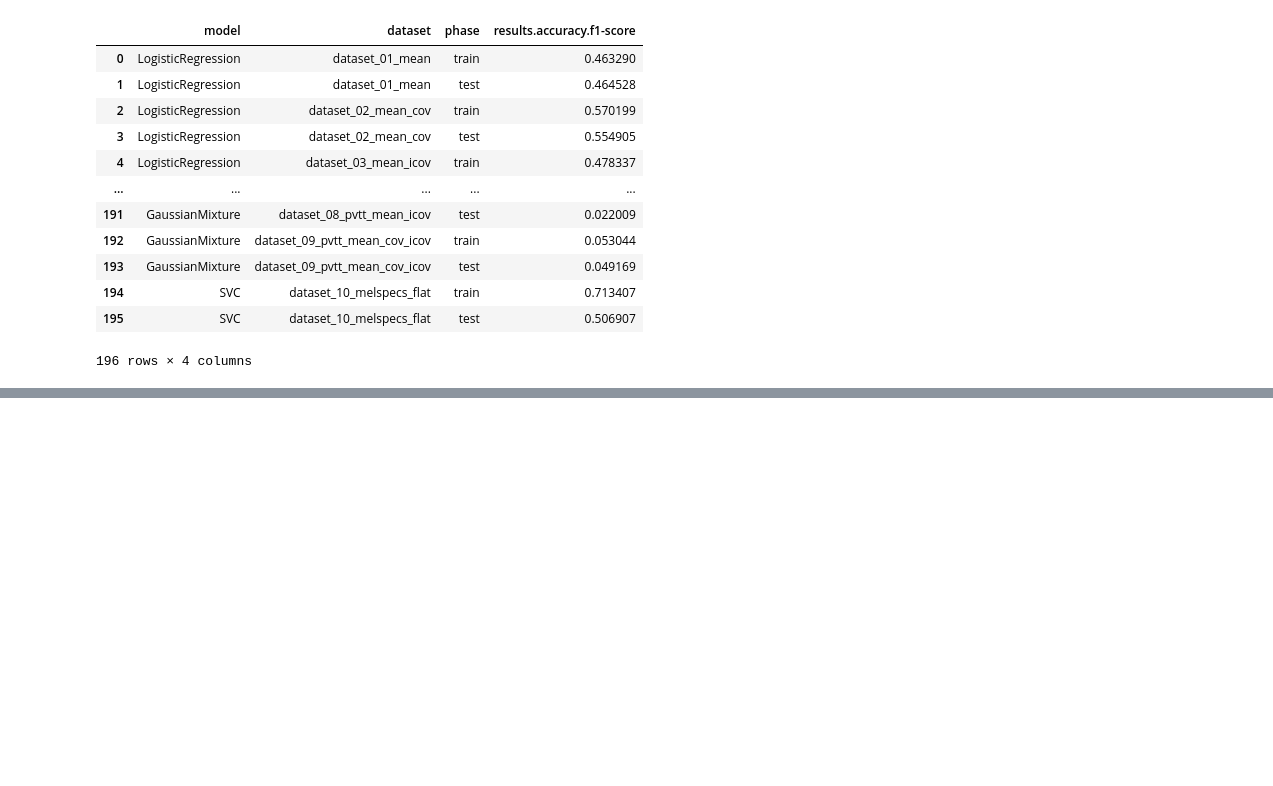
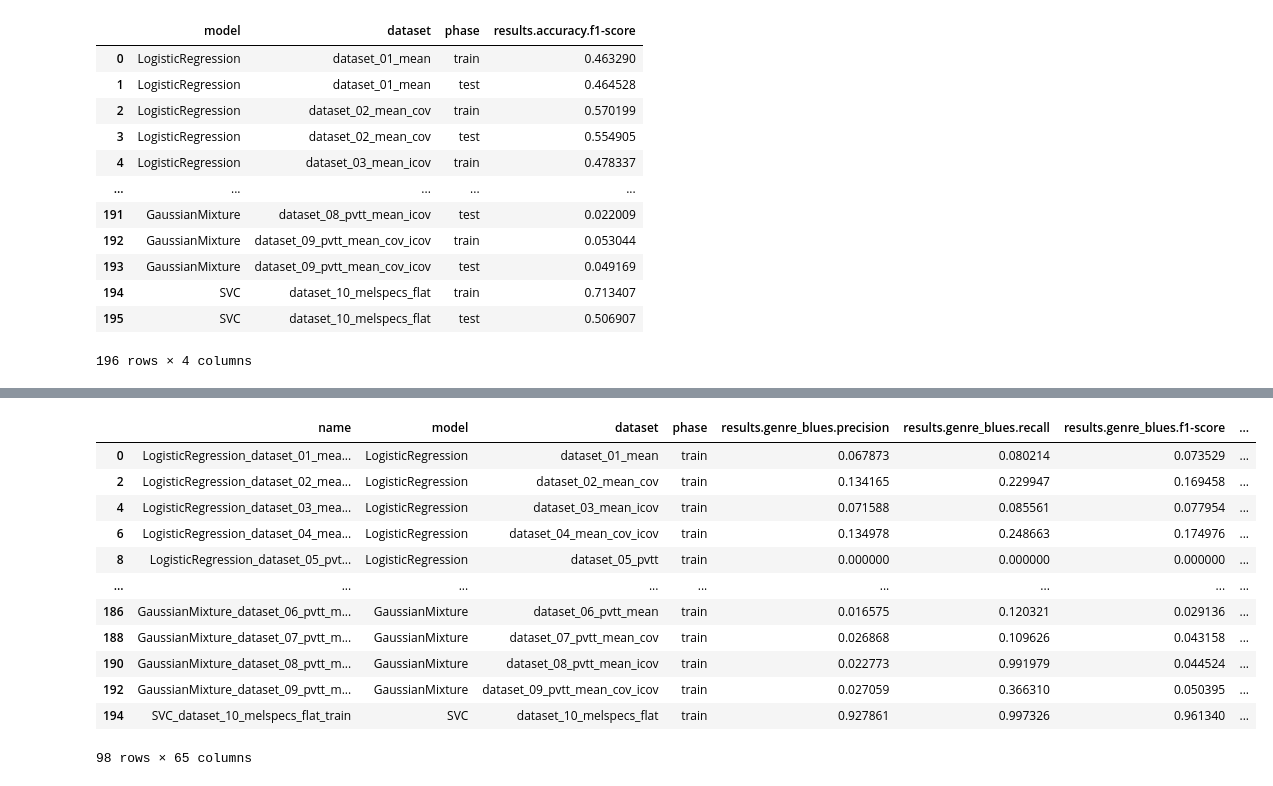
Before and after one commit to RERobbins/mids_w207_music_genre, a Jupyter notebook: member_workspaces/rich/models/results.ipynb, the cells around one changed output, grey strips where cells are left out. Cells and saved outputs as stored; diff of their text form; code cells hidden in the pictures; blank space fills up the shorter version.

Commit message:
update results notebook

```diff
--- a/member_workspaces/rich/models/results.ipynb
+++ b/member_workspaces/rich/models/results.ipynb
@@ -29,6 +32,12 @@ df
 # %%
 df.insert(1, "model", df["name"].str.split("_", n=1, expand=True)[0])
-df.insert(2, "dataset", df["name"].str.split("_", n=1, expand=True)[1].str.replace("_train$|_test$", "", regex=True))
+df.insert(
+    2,
+    "dataset",
+    df["name"]
+    .str.split("_", n=1, expand=True)[1]
+    .str.replace("_train$|_test$", "", regex=True),
+)
 df.insert(3, "phase", df["name"].str.rpartition("_", expand=True)[2])
 
 df
@@ -112,0 +128,27 @@ Name: 64, Length: 65, dtype: object
+# %%
+train_df = df[df.phase == "train"]
+test_df = df[df.phase == "test"]
+experiment_df = pd.merge(
+    train_df,
+    test_df,
+    suffixes=['_train', '_test'],
+    how="left",
+    left_on=["model", "dataset"],
+    right_on=["model", "dataset"],
+)
+# %%
+train_df
+# %% [output]
+|  | name | model | dataset | phase | results.genre_blues.precision | results.genre_blues.recall | results.genre_blues.f1-score | ... |
+| 0 | LogisticRegression_dataset_01_mea... | LogisticRegression | dataset_01_mean | train | 0.067873 | 0.080214 | 0.073529 | ... |
+| 2 | LogisticRegression_dataset_02_mea... | LogisticRegression | dataset_02_mean_cov | train | 0.134165 | 0.229947 | 0.169458 | ... |
+| 4 | LogisticRegression_dataset_03_mea... | LogisticRegression | dataset_03_mean_icov | train | 0.071588 | 0.085561 | 0.077954 | ... |
+| 6 | LogisticRegression_dataset_04_mea... | LogisticRegression | dataset_04_mean_cov_icov | train | 0.134978 | 0.248663 | 0.174976 | ... |
+| 8 | LogisticRegression_dataset_05_pvt... | LogisticRegression | dataset_05_pvtt | train | 0.000000 | 0.000000 | 0.000000 | ... |
+| ... | ... | ... | ... | ... | ... | ... | ... | ... |
+| 186 | GaussianMixture_dataset_06_pvtt_m... | GaussianMixture | dataset_06_pvtt_mean | train | 0.016575 | 0.120321 | 0.029136 | ... |
+| 188 | GaussianMixture_dataset_07_pvtt_m... | GaussianMixture | dataset_07_pvtt_mean_cov | train | 0.026868 | 0.109626 | 0.043158 | ... |
+| 190 | GaussianMixture_dataset_08_pvtt_m... | GaussianMixture | dataset_08_pvtt_mean_icov | train | 0.022773 | 0.991979 | 0.044524 | ... |
+| 192 | GaussianMixture_dataset_09_pvtt_m... | GaussianMixture | dataset_09_pvtt_mean_cov_icov | train | 0.027059 | 0.366310 | 0.050395 | ... |
+| 194 | SVC_dataset_10_melspecs_flat_train | SVC | dataset_10_melspecs_flat | train | 0.927861 | 0.997326 | 0.961340 | ... |
+98 rows × 65 columns
```
Also changed, not shown: parts of 12 cells of this notebook.
